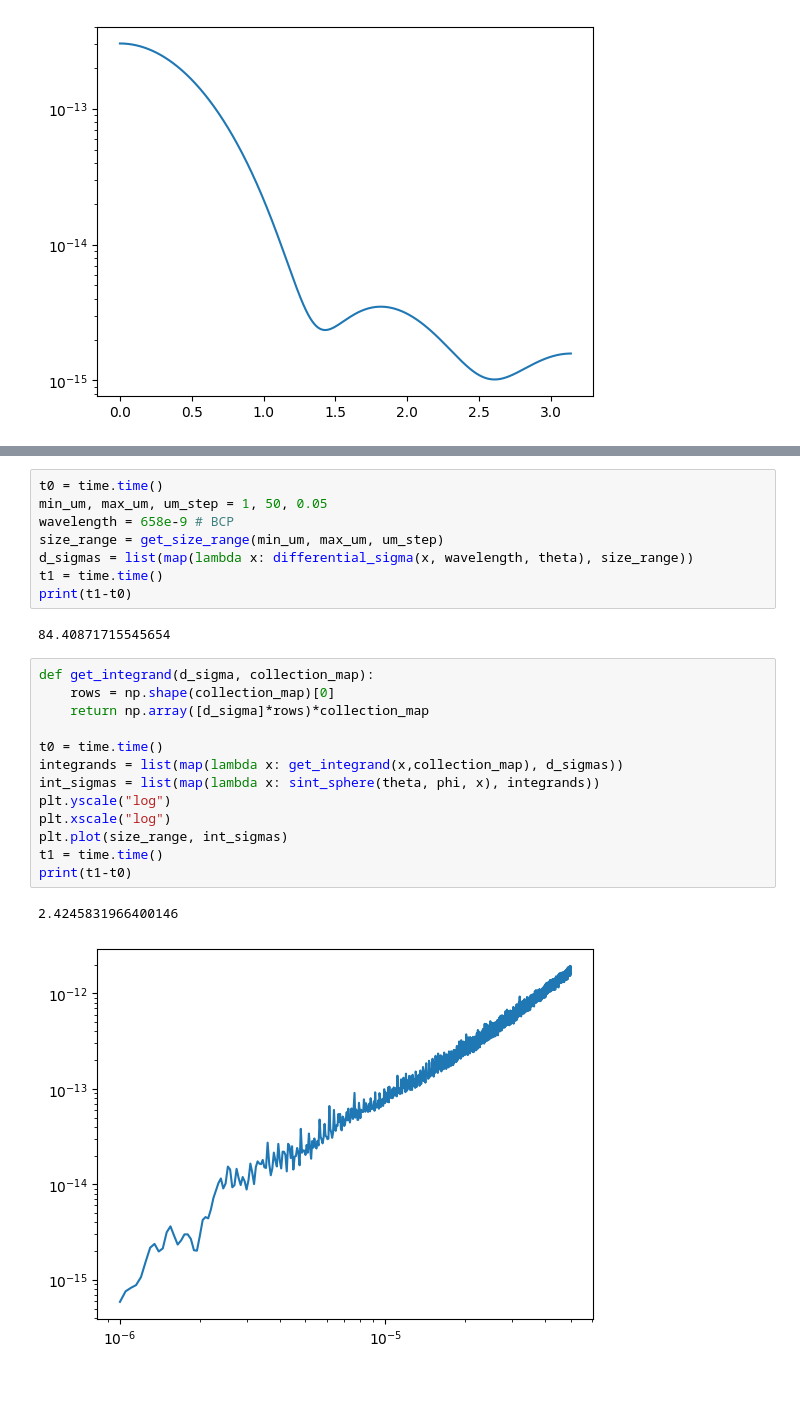
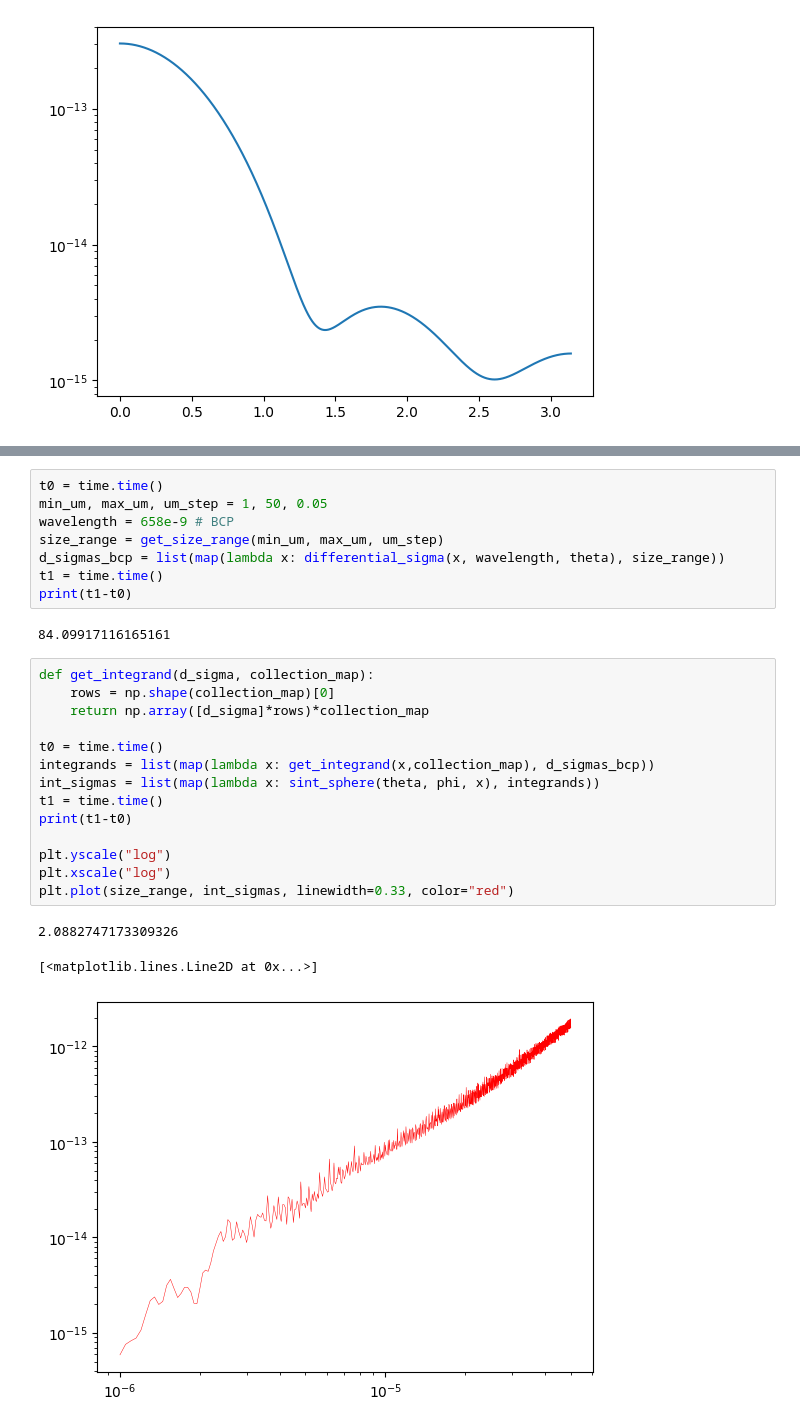
Before and after one commit to charlies-b/scattnlay-model, a Jupyter notebook: scattnlay-model-II.ipynb, the cells around one changed output, grey strips where cells are left out. Drawn from its saved outputs; the diff is of its cells as text; blank space fills up the shorter version.

Commit message:
chart update

```diff
--- a/scattnlay-model-II.ipynb
+++ b/scattnlay-model-II.ipynb
@@ -131,24 +138,26 @@ t0 = time.time()
 min_um, max_um, um_step = 1, 50, 0.05
 wavelength = 658e-9 # BCP
 size_range = get_size_range(min_um, max_um, um_step)
-d_sigmas = list(map(lambda x: differential_sigma(x, wavelength, theta), size_range))
+d_sigmas_bcp = list(map(lambda x: differential_sigma(x, wavelength, theta), size_range))
 t1 = time.time()
 print(t1-t0)
 # %% [output]
-84.40871715545654
+84.09917116165161
 # %%
 def get_integrand(d_sigma, collection_map):
     rows = np.shape(collection_map)[0]
     return np.array([d_sigma]*rows)*collection_map
 
 t0 = time.time()
-integrands = list(map(lambda x: get_integrand(x,collection_map), d_sigmas))
+integrands = list(map(lambda x: get_integrand(x,collection_map), d_sigmas_bcp))
 int_sigmas = list(map(lambda x: sint_sphere(theta, phi, x), integrands))
+t1 = time.time()
+print(t1-t0)
+
 plt.yscale("log")
 plt.xscale("log")
-plt.plot(size_range, int_sigmas)
-t1 = time.time()
-print(t1-t0)
+plt.plot(size_range, int_sigmas, linewidth=0.33, color="red")
 # %% [output]
-2.4245831966400146
+2.0882747173309326
+[<matplotlib.lines.Line2D at 0x...>]
-[figure, old version]
+[figure, new version]
```
Also changed, not shown: parts of 4 cells of this notebook.
